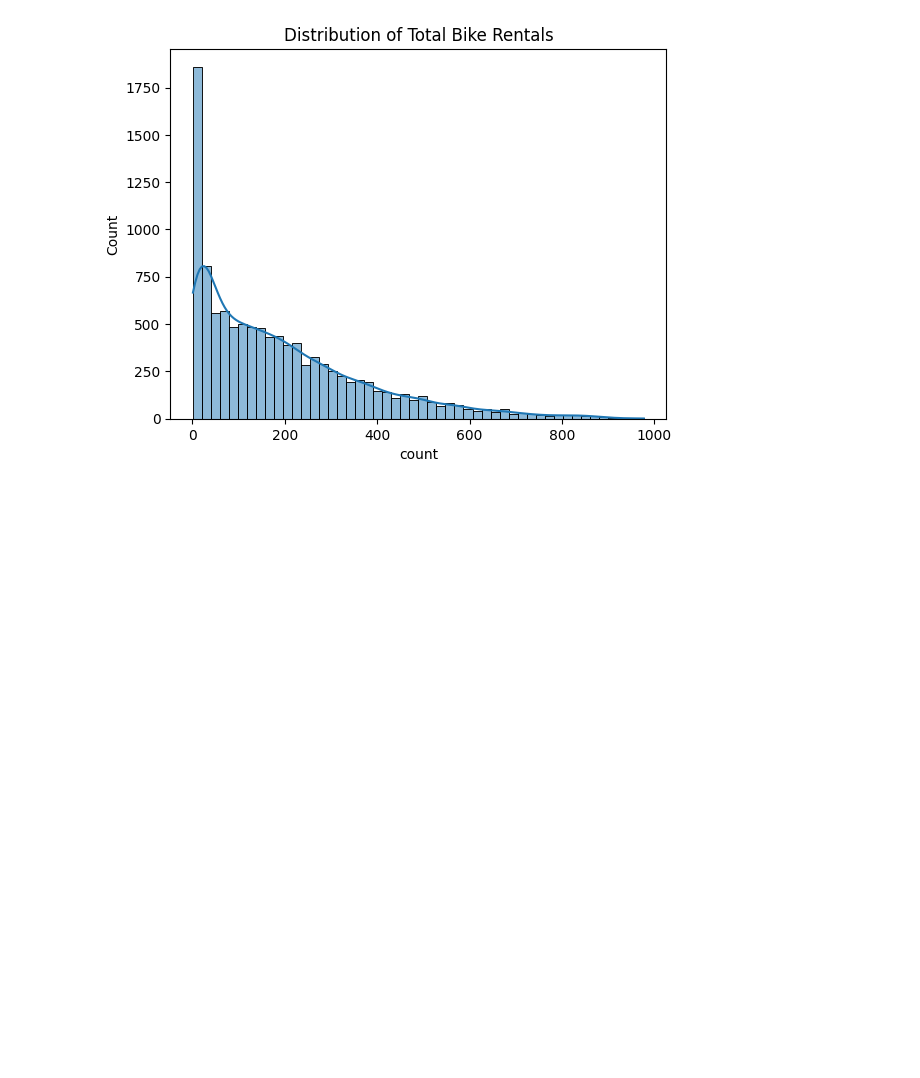
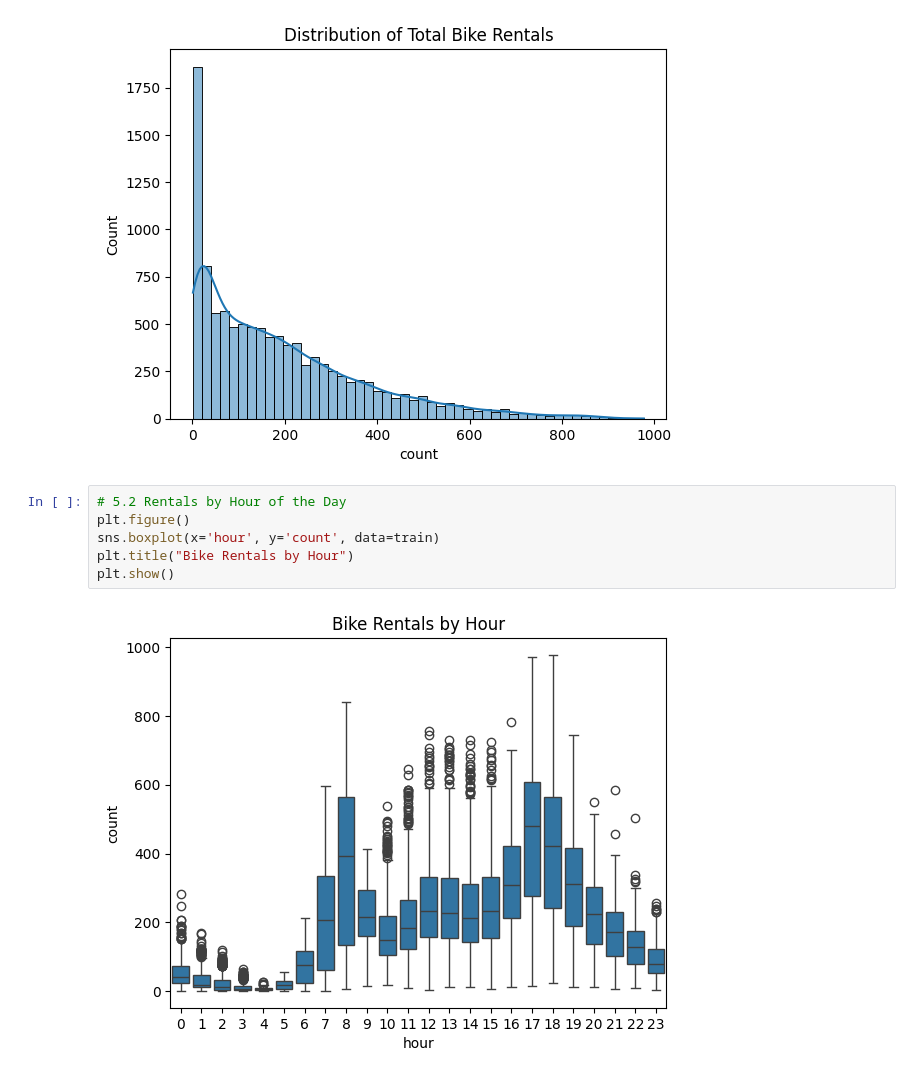
Before and after one commit to DevDharmik/Analyzing_Job_Market, a Jupyter notebook: courses/udacity_intro_to_tensorflow_for_deep_learning/l01c01_introduction_to_colab_and_python.ipynb, the cells around one changed output. Drawn from its saved outputs; the diff is of its cells as text; blank space fills up the shorter version.

```diff
--- a/courses/udacity_intro_to_tensorflow_for_deep_learning/l01c01_introduction_to_colab_and_python.ipynb
+++ b/courses/udacity_intro_to_tensorflow_for_deep_learning/l01c01_introduction_to_colab_and_python.ipynb
@@ -84,3 +84,11 @@ plt.title("Distribution of Total Bike Rentals")
 plt.show()
 # %% [output]
 [figure]
+# %%
+# 5.2 Rentals by Hour of the Day
+plt.figure()
+sns.boxplot(x='hour', y='count', data=train)
+plt.title("Bike Rentals by Hour")
+plt.show()
+# %% [output]
+[figure, added]
```
Also changed, not shown: parts of 4 cells of this notebook.
